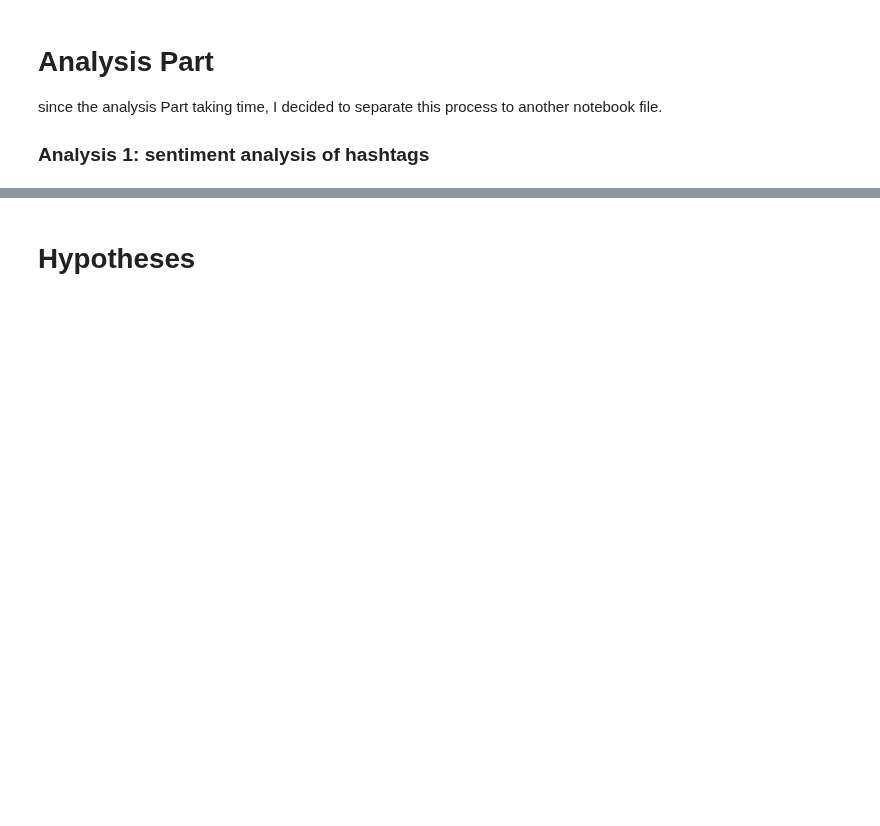
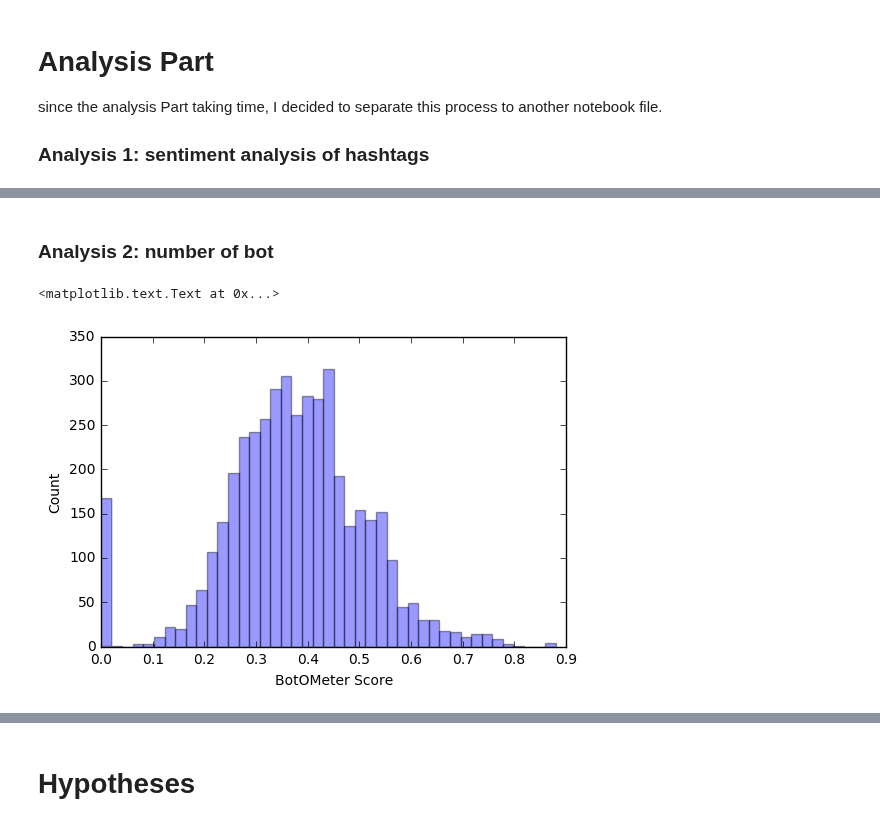
Before and after one commit to indralukmana/twitter-brexit, a Jupyter notebook: iqbal/bot_analysis.ipynb, the cells around one changed output, grey strips where cells are left out. Drawn from its saved outputs; the diff is of its cells as text; code cells hidden in the pictures; blank space fills up the shorter version.

```diff
--- a/iqbal/bot_analysis.ipynb
+++ b/iqbal/bot_analysis.ipynb
@@ -194,0 +211,9 @@ for key, value in sorted(mydict.iteritems(), key=lambda (k,v): (v,k), reverse=Tr
+# %% [markdown]
+<h3>Analysis 2: number of bot</h3>
+# %%
+ax=sns.distplot(compiled_data['botometer'], kde=False)
+ax.set_xlabel("BotOMeter Score")
+ax.set_ylabel("Count")
+# %% [output]
+<matplotlib.text.Text at 0x...>
+[figure, added]
```
Also changed, not shown: parts of 13 cells of this notebook.
